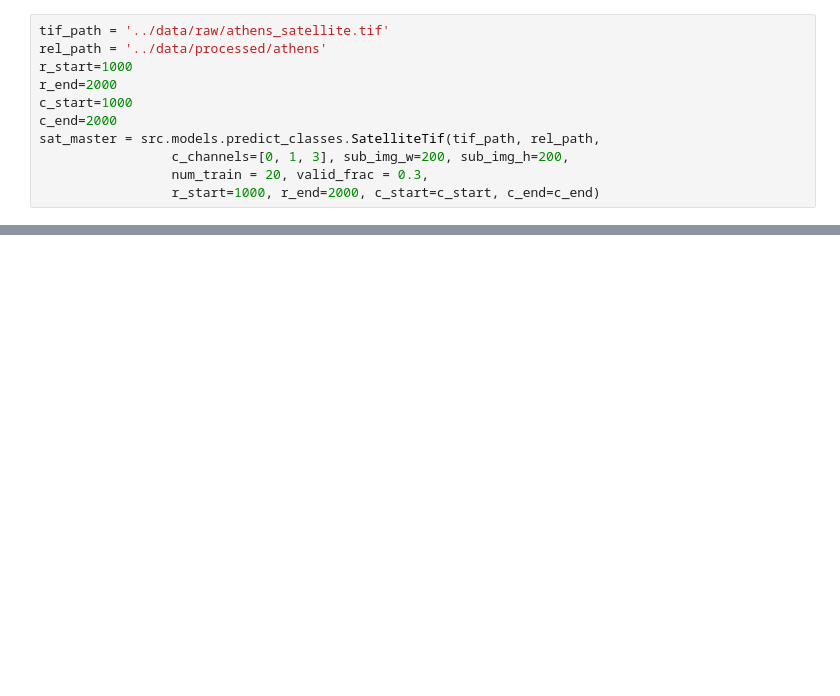
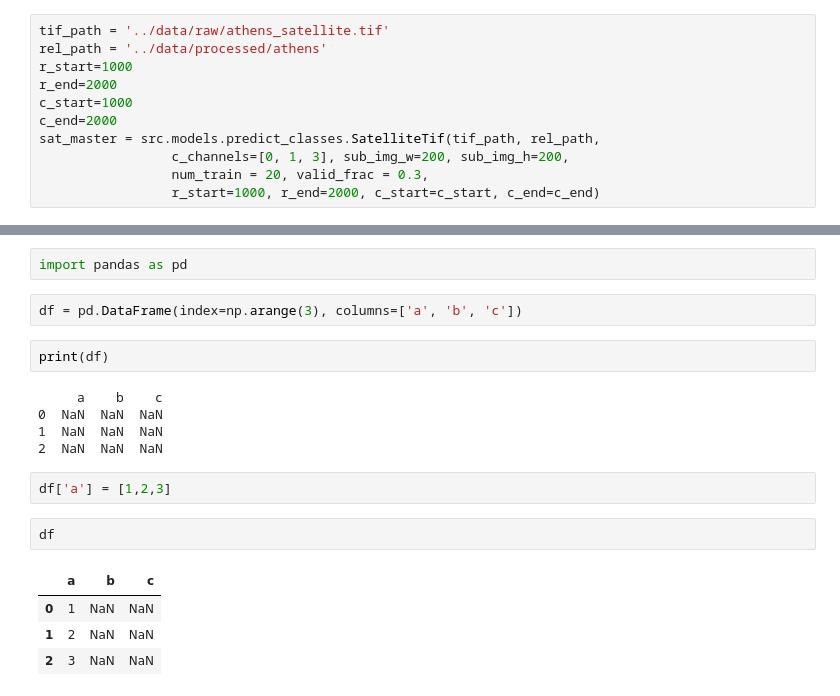
Before and after one commit to mstefferson/Canopy, a Jupyter notebook: notebooks/test_satellite class.ipynb, the cells around one changed output, grey strips where cells are left out. Saved outputs shown, nothing was run; the diff lists cells and outputs as text; blank space fills up the shorter version.

```diff
--- a/notebooks/test_satellite class.ipynb
+++ b/notebooks/test_satellite class.ipynb
@@ -155,0 +101,20 @@ print(array)
+# %%
+import pandas as pd
+# %%
+df = pd.DataFrame(index=np.arange(3), columns=['a', 'b', 'c'])
+# %%
+print(df)
+# %% [output]
+     a    b    c
+0  NaN  NaN  NaN
+1  NaN  NaN  NaN
+2  NaN  NaN  NaN
+# %%
+df['a'] = [1,2,3]
+# %%
+df
+# %% [output]
+|  | a | b | c |
+| 0 | 1 | NaN | NaN |
+| 1 | 2 | NaN | NaN |
+| 2 | 3 | NaN | NaN |
```
Also changed, not shown: parts of 30 cells of this notebook, 2 other files.
